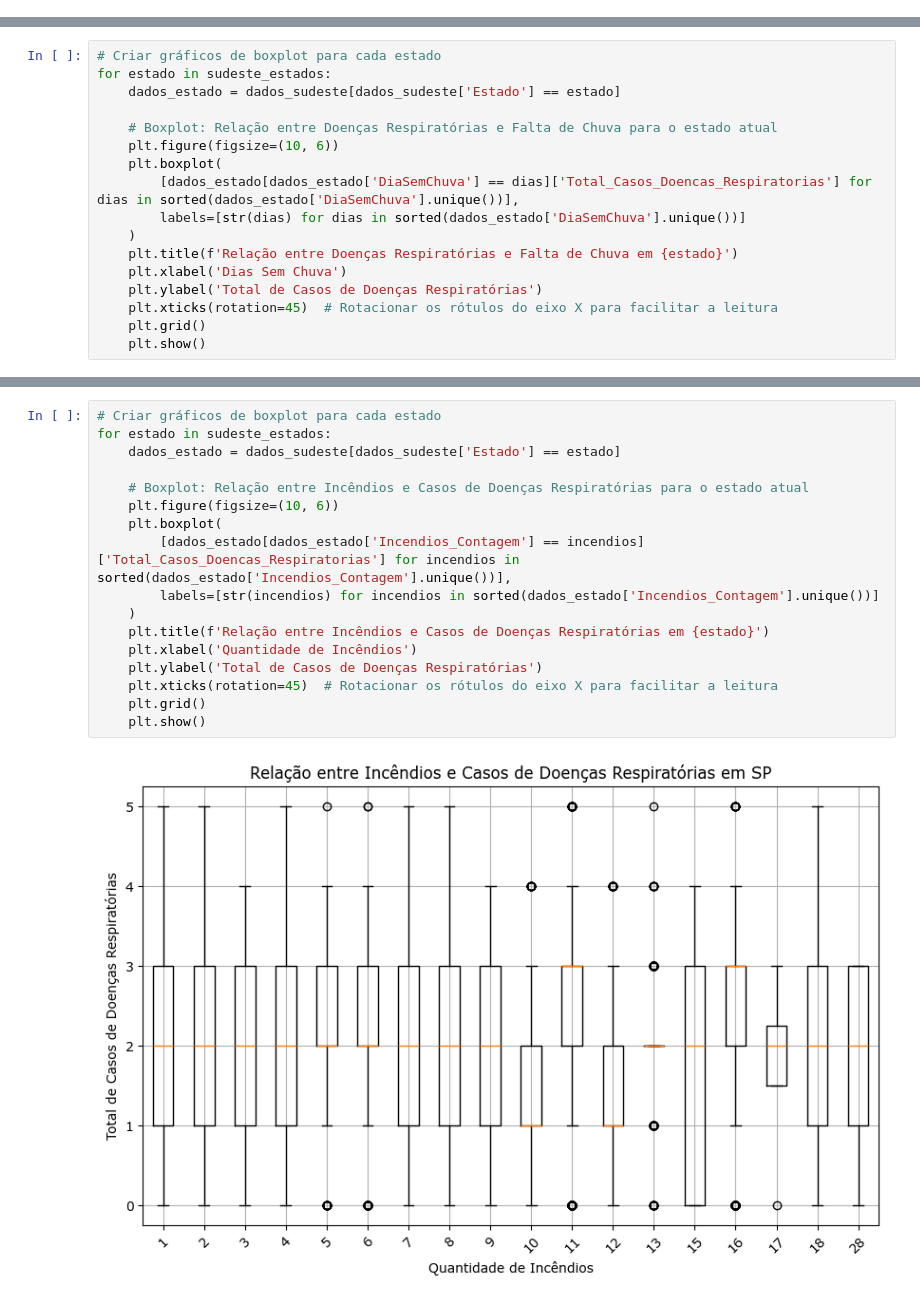
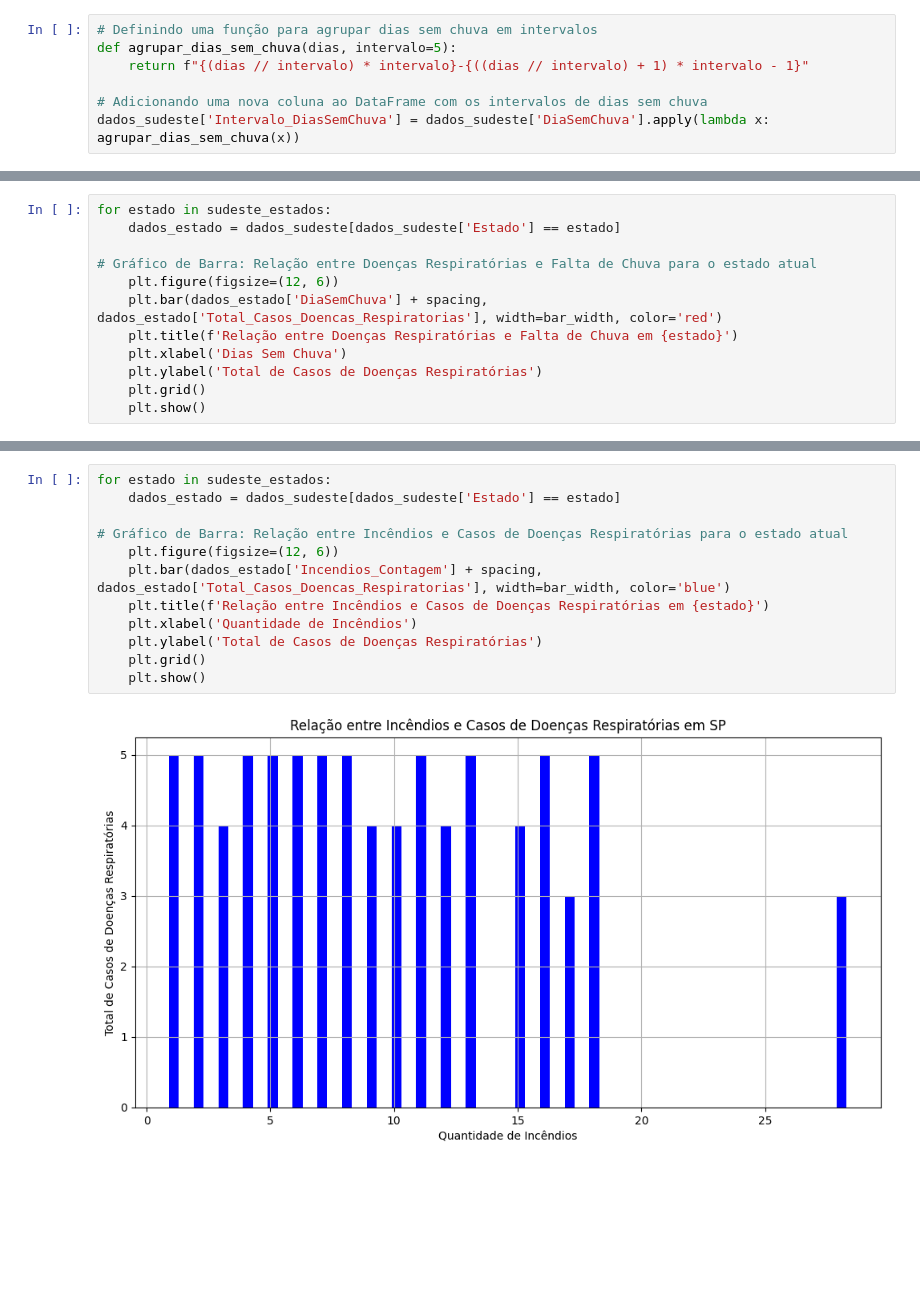
Before and after one commit to GabrielSetta/pac, a Jupyter notebook: Execução.ipynb, the cells around one changed output, grey strips where cells are left out. Drawn from its saved outputs; the diff is of its cells as text; blank space fills up the shorter version.

```diff
--- a/Execução.ipynb
+++ b/Execução.ipynb
@@ -78 +76,8 @@ for estado in sudeste_estados:
 [figure]
+# %%
+# Definindo uma função para agrupar dias sem chuva em intervalos
+def agrupar_dias_sem_chuva(dias, intervalo=5):
+    return f"{(dias // intervalo) * intervalo}-{((dias // intervalo) + 1) * intervalo - 1}"
+
+# Adicionando uma nova coluna ao DataFrame com os intervalos de dias sem chuva
+dados_sudeste['Intervalo_DiasSemChuva'] = dados_sudeste['DiaSemChuva'].apply(lambda x: agrupar_dias_sem_chuva(x))
@@ -79,18 +233,13 @@ for estado in sudeste_estados:
 # %%
-# Criar gráficos de boxplot para cada estado
 for estado in sudeste_estados:
     dados_estado = dados_sudeste[dados_sudeste['Estado'] == estado]
 
-    # Boxplot: Relação entre Doenças Respiratórias e Falta de Chuva para o estado atual
-    plt.figure(figsize=(10, 6))
-    plt.boxplot(
-        [dados_estado[dados_estado['DiaSemChuva'] == dias]['Total_Casos_Doencas_Respiratorias'] for dias in sorted(dados_estado['DiaSemChuva'].unique())],
-        labels=[str(dias) for dias in sorted(dados_estado['DiaSemChuva'].unique())]
-    )
+# Gráfico de Barra: Relação entre Doenças Respiratórias e Falta de Chuva para o estado atual
+    plt.figure(figsize=(12, 6))
+    plt.bar(dados_estado['DiaSemChuva'] + spacing, dados_estado['Total_Casos_Doencas_Respiratorias'], width=bar_width, color='red')
     plt.title(f'Relação entre Doenças Respiratórias e Falta de Chuva em {estado}')
     plt.xlabel('Dias Sem Chuva')
     plt.ylabel('Total de Casos de Doenças Respiratórias')
-    plt.xticks(rotation=45)  # Rotacionar os rótulos do eixo X para facilitar a leitura
     plt.grid()
     plt.show()
 # %% [output]
@@ -101,19 +250,14 @@ for estado in sudeste_estados:
 # %%
-# Criar gráficos de boxplot para cada estado
 for estado in sudeste_estados:
     dados_estado = dados_sudeste[dados_sudeste['Estado'] == estado]
 
-    # Boxplot: Relação entre Incêndios e Casos de Doenças Respiratórias para o estado atual
-    plt.figure(figsize=(10, 6))
-    plt.boxplot(
-        [dados_estado[dados_estado['Incendios_Contagem'] == incendios]['Total_Casos_Doencas_Respiratorias'] for incendios in sorted(dados_estado['Incendios_Contagem'].unique())],
-        labels=[str(incendios) for incendios in sorted(dados_estado['Incendios_Contagem'].unique())]
-    )
+# Gráfico de Barra: Relação entre Incêndios e Casos de Doenças Respiratórias para o estado atual
+    plt.figure(figsize=(12, 6))
+    plt.bar(dados_estado['Incendios_Contagem'] + spacing, dados_estado['Total_Casos_Doencas_Respiratorias'], width=bar_width, color='blue')
     plt.title(f'Relação entre Incêndios e Casos de Doenças Respiratórias em {estado}')
     plt.xlabel('Quantidade de Incêndios')
     plt.ylabel('Total de Casos de Doenças Respiratórias')
-    plt.xticks(rotation=45)  # Rotacionar os rótulos do eixo X para facilitar a leitura
     plt.grid()
     plt.show()
 # %% [output]
-[figure, old version]
+[figure, new version]
```
Also changed, not shown: parts of 12 cells of this notebook.
